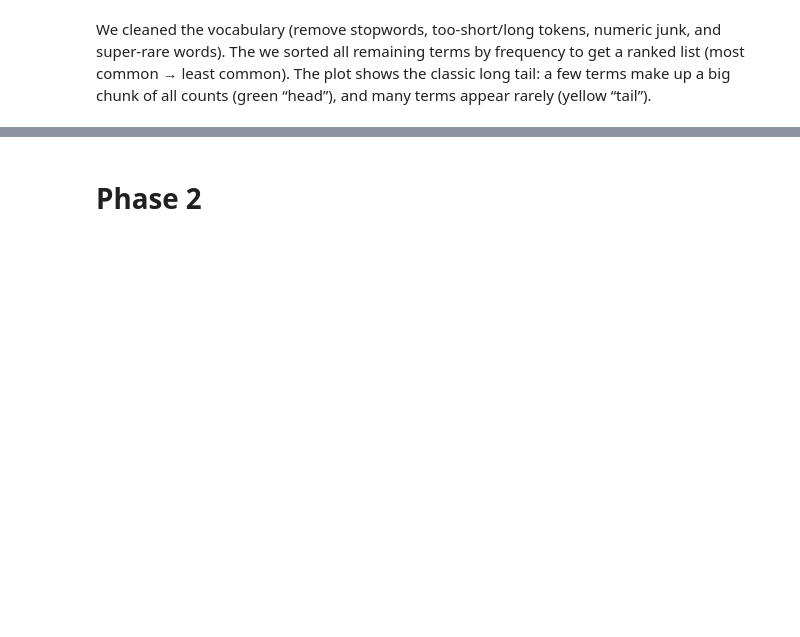
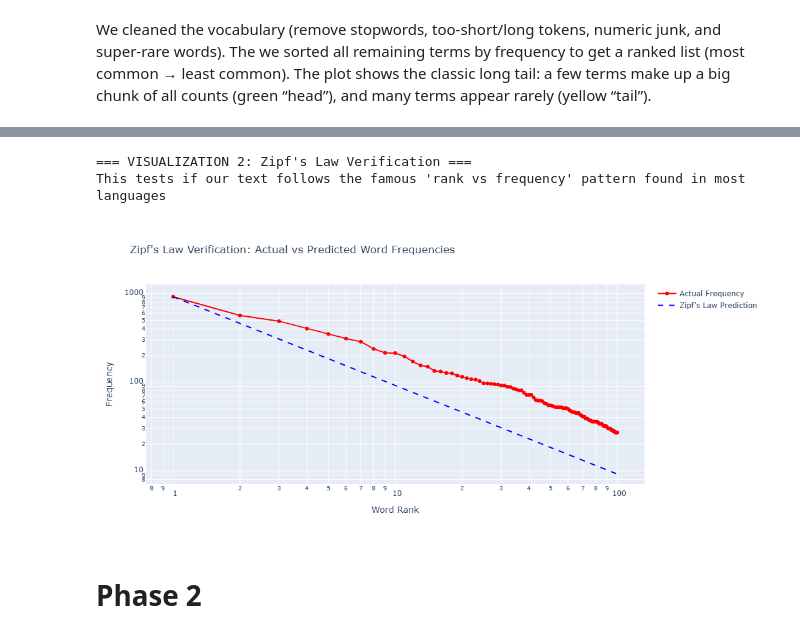
Before and after one commit to viajati/DM2025-Lab1-Exercise, a Jupyter notebook: DM2025-Lab1-Homework.ipynb, the cells around one changed output, grey strips where cells are left out. Cells and saved outputs as stored; diff of their text form; code cells hidden in the pictures; blank space fills up the shorter version.

```diff
--- a/DM2025-Lab1-Homework.ipynb
+++ b/DM2025-Lab1-Homework.ipynb
@@ -736,3 +807,42 @@ fig.show()
+# %%
+# 2. ZIPF'S LAW VISUALIZATION
+print("\n=== VISUALIZATION 2: Zipf's Law Verification ===")
+print("This tests if our text follows the famous 'rank vs frequency' pattern found in most languages")
+
+fig2 = go.Figure()
+
+# Actual frequencies
+fig2.add_trace(go.Scatter(
+    x=top_words['rank'],
+    y=top_words['frequency'],
+    mode='lines+markers',
+    name='Actual Frequency',
+    line=dict(color='red', width=2)
+))
+
+# Zipf's law prediction
+fig2.add_trace(go.Scatter(
+    x=top_words['rank'],
+    y=top_words['zipf_predicted'],
+    mode='lines',
+    name="Zipf's Law Prediction",
+    line=dict(color='blue', width=2, dash='dash')
+))
+
+fig2.update_layout(
+    title="Zipf's Law Verification: Actual vs Predicted Word Frequencies",
+    xaxis_title="Word Rank",
+    yaxis_title="Frequency",
+    yaxis_type="log",  # Using log scale to see the pattern clearly
+    xaxis_type="log",
+    height=500
+)
+
+fig2.show()
+# %% [output]
+=== VISUALIZATION 2: Zipf's Law Verification ===
+This tests if our text follows the famous 'rank vs frequency' pattern found in most languages
+[figure, added]
 # %% [markdown]
 # Phase 2
 # %%
```
Also changed, not shown: parts of 3 cells of this notebook.
